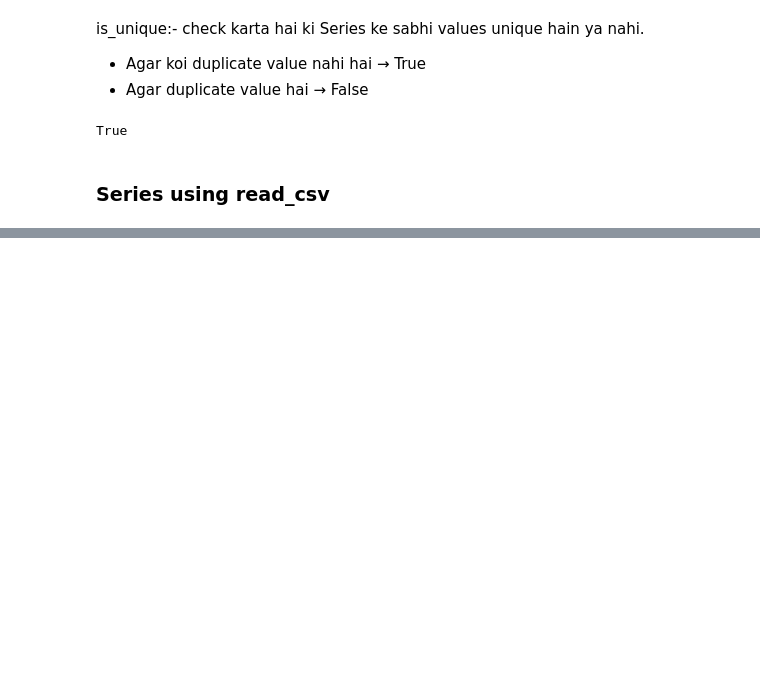
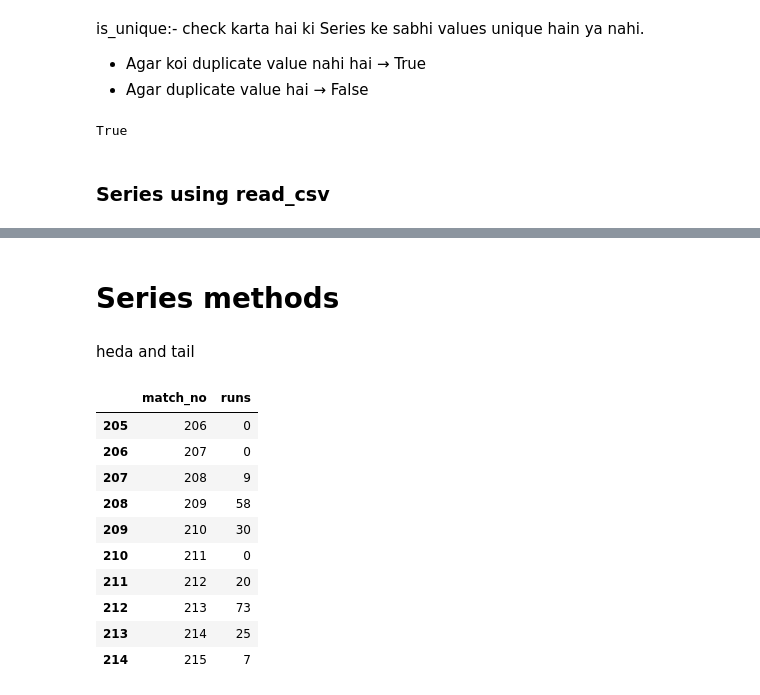
Before and after one commit to Suraj-kumar121K/PANDAS-CURSE, a Jupyter notebook: Pandas_Caurse/Data_Structure/Series/01_Series.ipynb, the cells around one changed output, grey strips where cells are left out. Cells and saved outputs as stored; diff of their text form; code cells hidden in the pictures; blank space fills up the shorter version.

Commit message:
add series

```diff
--- a/Pandas_Caurse/Data_Structure/Series/01_Series.ipynb
+++ b/Pandas_Caurse/Data_Structure/Series/01_Series.ipynb
@@ -115,0 +137,3 @@ True
+# %%
+kohli = pd.read_csv(r"C:\Users\Anish Kumar\OneDrive\Documents\GitHub\PANDAS-CURSE\DOC\datasets-session-16\kohli_ipl.csv")
+print(kohli)
@@ -115,0 +173,18 @@ True
+# %% [markdown]
+# Series methods
+# %% [markdown]
+heda and tail
+# %%
+kohli.tail(10)
+# %% [output]
+|  | match_no | runs |
+| 205 | 206 | 0 |
+| 206 | 207 | 0 |
+| 207 | 208 | 9 |
+| 208 | 209 | 58 |
+| 209 | 210 | 30 |
+| 210 | 211 | 0 |
+| 211 | 212 | 20 |
+| 212 | 213 | 73 |
+| 213 | 214 | 25 |
+| 214 | 215 | 7 |
```
Also changed, not shown: parts of 14 cells of this notebook.
